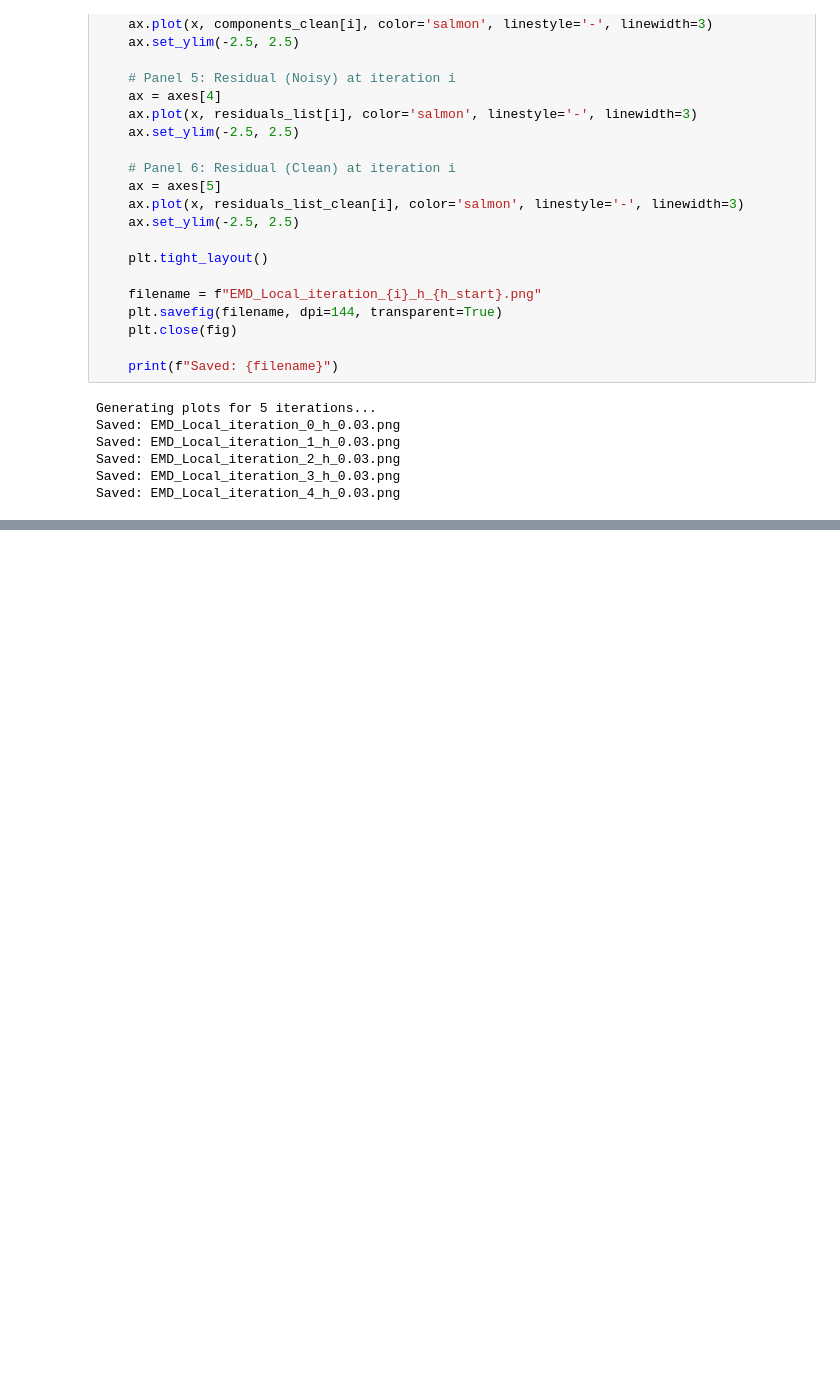
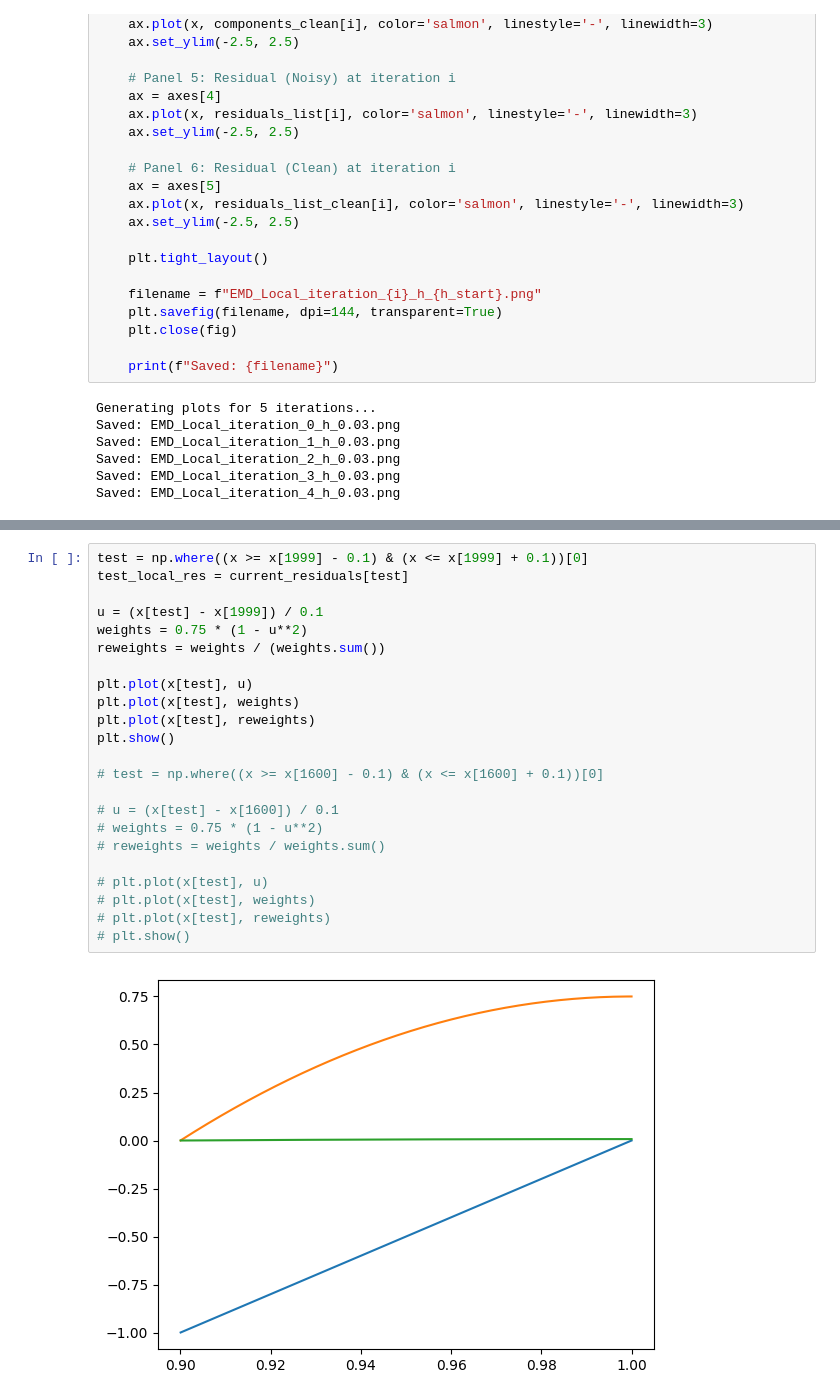
Before and after one commit to QuantLet/A_New_EMD_Approach, a Jupyter notebook: 03 Local Median Approach/20260114 EMD Local Median David.ipynb, the cells around one changed output, grey strips where cells are left out. Saved outputs shown, nothing was run; the diff lists cells and outputs as text; blank space fills up the shorter version.

```diff
--- a/03 Local Median Approach/20260114 EMD Local Median David.ipynb
+++ b/03 Local Median Approach/20260114 EMD Local Median David.ipynb
@@ -289,0 +349,25 @@ Saved: EMD_Local_iteration_4_h_0.03.png
+# %%
+test = np.where((x >= x[1999] - 0.1) & (x <= x[1999] + 0.1))[0]
+test_local_res = current_residuals[test]
+
+u = (x[test] - x[1999]) / 0.1
+weights = 0.75 * (1 - u**2)
+reweights = weights / (weights.sum())
+
+plt.plot(x[test], u)
+plt.plot(x[test], weights)
+plt.plot(x[test], reweights)
+plt.show()
+
+# test = np.where((x >= x[1600] - 0.1) & (x <= x[1600] + 0.1))[0]
+
+# u = (x[test] - x[1600]) / 0.1
+# weights = 0.75 * (1 - u**2)
+# reweights = weights / weights.sum()
+
+# plt.plot(x[test], u)
+# plt.plot(x[test], weights)
+# plt.plot(x[test], reweights)
+# plt.show()
+# %% [output]
+[figure, added]
```
Also changed, not shown: parts of 3 cells of this notebook, 2 other files.
